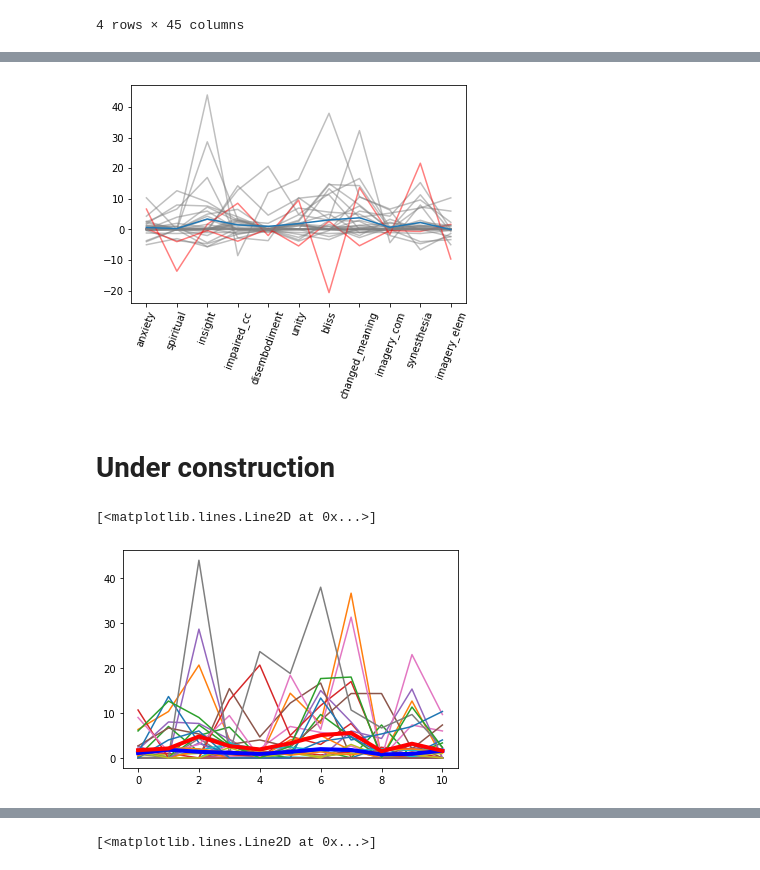
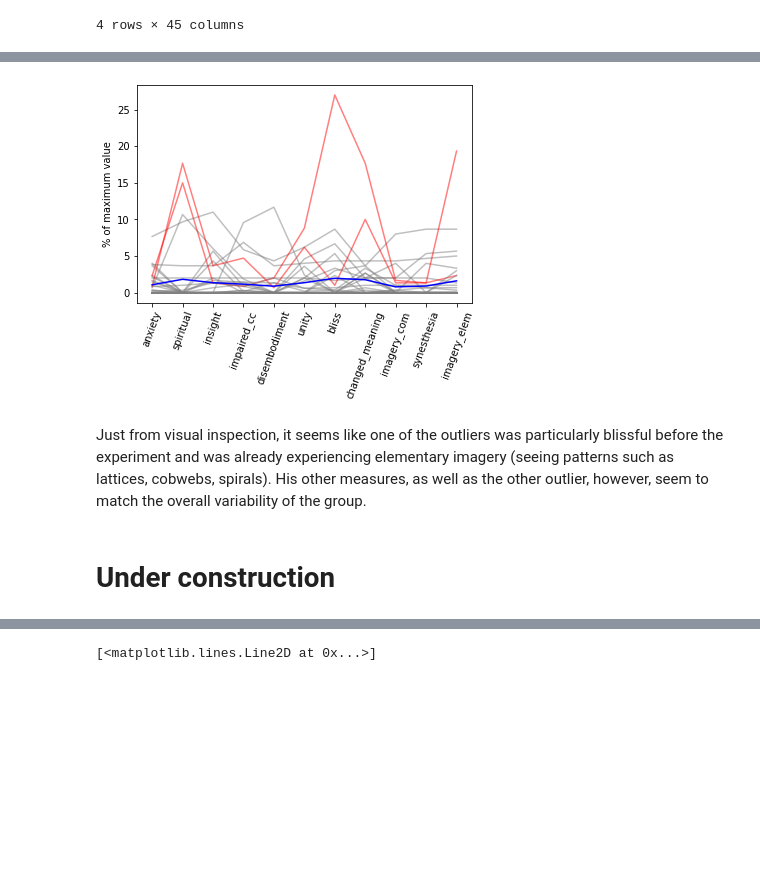
Before and after one commit to xavfunk/tripping-on-nothing-reanalysis, a Jupyter notebook: ton-reanalysis.ipynb, the cells around one changed output, grey strips where cells are left out. Saved outputs shown, nothing was run; the diff lists cells and outputs as text; code cells hidden in the pictures; blank space fills up the shorter version.

Commit message:
reproduce figure 2

```diff
--- a/ton-reanalysis.ipynb
+++ b/ton-reanalysis.ipynb
@@ -215,3 +216,18 @@ change = postarr - prearr
 # get averages across participants for each dimension
 preaverage = np.sum(prearr, axis = 0)/33
 postaverage = np.sum(postarr, axis = 0)/33
+# %%
+for i in range(len(change)):
+
+    if (i == 20) | (i == 26):
+        plt.plot(change[i], color = 'red', alpha = 0.5) # lets make the outliers red
+
+    else:
+        plt.plot(change[i], color = 'grey', alpha = 0.5) # lets make this grey for less confusion
+
+plt.plot(postaverage-preaverage, color = 'blue') # plot the average changes in blue
+plt.xticks(np.arange(len(columns)), columns, rotation = 70)
+plt.ylabel('% of maximum value')
+plt.show()
+#fig2 = mpimg.imread('figure2.JPG')
+#plt.imshow(fig2)
@@ -218,26 +261,19 @@ postaverage = np.sum(postarr, axis = 0)/33
 # %%
 for i in range(len(change)):
 
     if (i == 20) | (i == 26):
-        plt.plot(change[i], color = 'red', alpha = 0.5) # lets make the outliers red
+        plt.plot(prearr[i], color = 'red', alpha = 0.5) # lets make the outliers red
 
     else:
-        plt.plot(change[i], color = 'grey', alpha = 0.5) # lets make this grey for less confusion
+        plt.plot(prearr[i], color = 'grey', alpha = 0.5) # lets make this grey for less confusion
 
-plt.plot(postaverage-preaverage, color = blue) # plot the average changes
+plt.plot(preaverage, color = 'blue') # plot the pre-average in blue
 plt.xticks(np.arange(len(columns)), columns, rotation = 70)
+plt.ylabel('% of maximum value')
 plt.show()
 # %% [output]
-[figure, old version]
+[figure, new version]
+# %% [markdown]
+Just from visual inspection, it seems like one of the outliers was particularly blissful before the experiment and was already experiencing elementary imagery (seeing patterns such as lattices, cobwebs, spirals). His other measures, as well as the other outlier, however, seem to match the overall variability of the group.
 # %% [markdown]
 # Under construction
-# %%
-for i in range(len(postarr)):
-
-    plt.plot(postarr[i])
-
-plt.plot(preaverage, color = 'blue', lw = 4)
-plt.plot(postaverage, color = 'red', lw = 4)
-# %% [output]
-[<matplotlib.lines.Line2D at 0x...>]
-[figure, removed]
```
Also changed, not shown: parts of 12 cells of this notebook.
